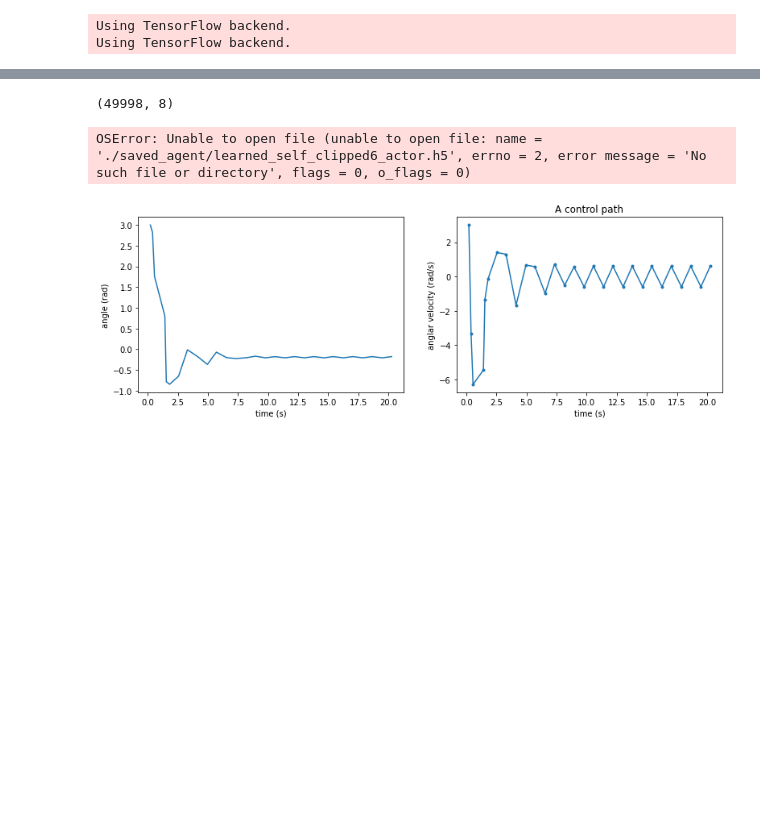
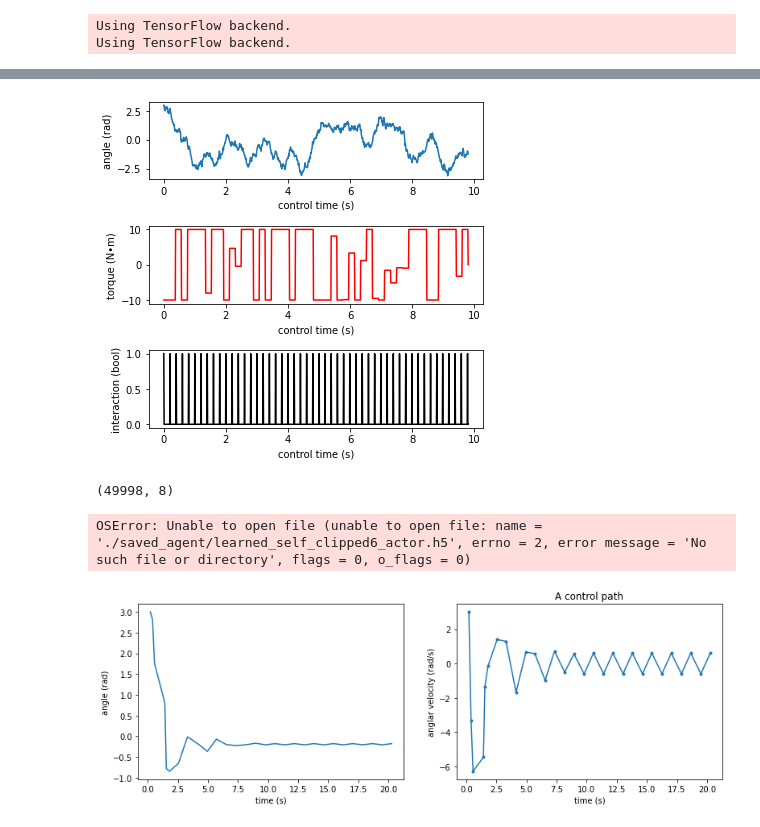
Before and after one commit to ibuki1024/eventDDPG, a Jupyter notebook: notebook/self_trigger/self_trigger_split.ipynb, the cells around one changed output, grey strips where cells are left out. Cells and saved outputs as stored; diff of their text form; code cells hidden in the pictures; blank space fills up the shorter version.

```diff
--- a/notebook/self_trigger/self_trigger_split.ipynb
+++ b/notebook/self_trigger/self_trigger_split.ipynb
@@ -177,0 +137,18 @@ plt.legend()
+# %%
+def branch_actor2(a_shape, s_shape):
+    action_input = Input(shape=(1,)+s_shape)
+    x = Flatten()(action_input) # 実質的なinput layer
+
+    x1 = Dense(8, activation="relu")(x)
+    x1 = Dense(8, activation="relu")(x1)
+    x1 = Dense(1, activation="multiple_tanh")(x1) # action signal
+
+    x2 = Dense(8, activation="relu")(x)
+    x2 = Dense(8, activation="relu")(x2)
+    x2 = Dense(1, activation="tau_output")(x2) # tau
+
+    output = concatenate([x1, x2])
+    actor = Model(inputs=action_input, outputs=output)
+    return actor
+
+actor = branch_actor2((2,),(2,))
@@ -177,0 +205,32 @@ plt.legend()
+# %%
+plt.figure(figsize=(6,6))
+plt.subplots_adjust(hspace=0.6)
+
+# state
+plt.subplot(3,1,1)
+plt.xlabel('control time (s)')
+plt.ylabel('angle (rad)')
+plt.plot(detail_time_log, detail_states[:,0])
+#plt.scatter(time_log, states[:,0], marker='.')
+
+# action
+plt.subplot(3,1,2)
+plt.xlabel('control time (s)')
+plt.ylabel('torque (N•m)')
+plt.plot(detail_time_log, action_log, color='red')
+
+# communication
+indices = []
+for t in np.round(time_log, decimals=2):
+    if t in np.round(detail_time_log, decimals=2):
+        indices.append(np.where(t == np.round(detail_time_log, decimals=2))[0][0])
+com = np.zeros_like(detail_time_log)
+com[indices] = 1
+plt.subplot(3,1,3)
+plt.xlabel('control time (s)')
+plt.ylabel('interaction (bool)')
+plt.plot(detail_time_log, com, color='black')
+
+plt.show()
+# %% [output]
+[figure, added]
```
Also changed, not shown: parts of 9 cells of this notebook, 21 other files.
